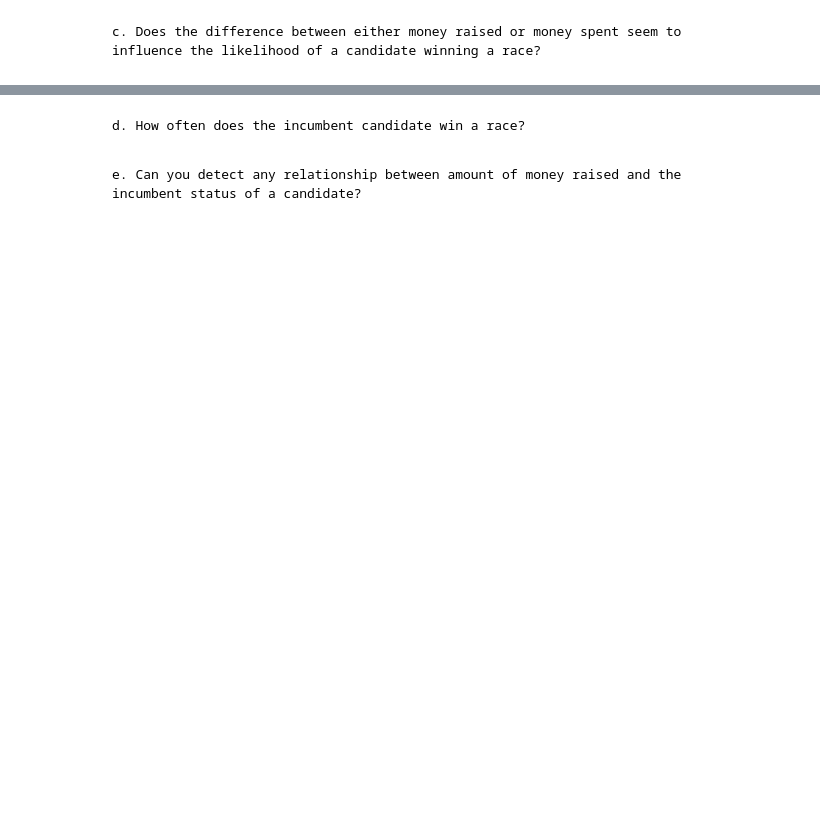
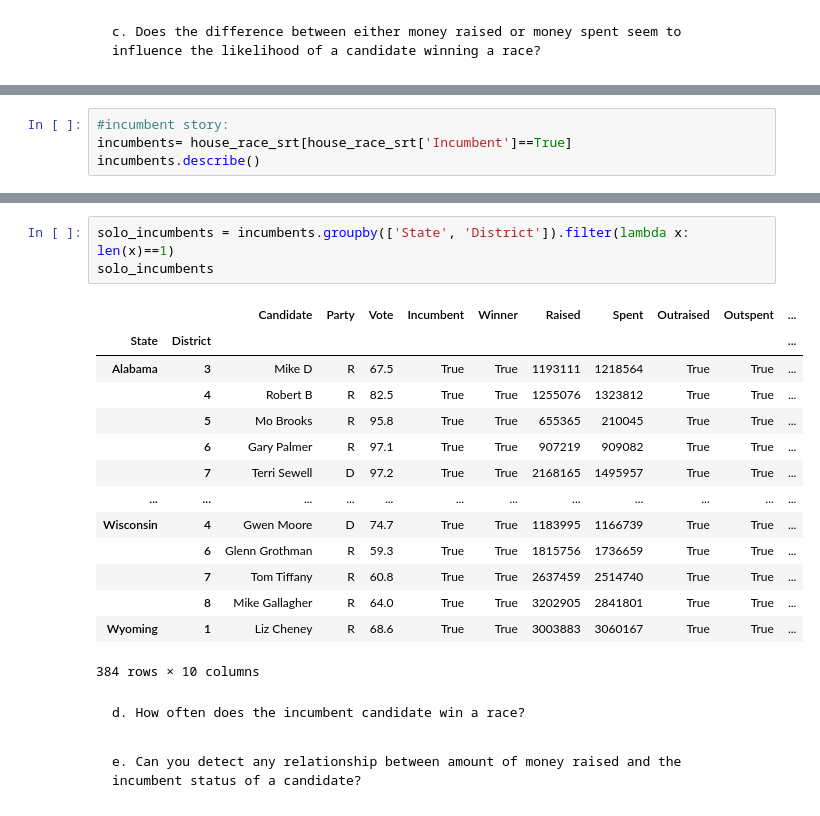
Before and after one commit to nss-data-science-cohort-7/webscraping-open-secrets-boo-tiful-minds, a Jupyter notebook: notebooks/RB_Open_Secrets_EDA.ipynb, the cells around one changed output, grey strips where cells are left out. Drawn from its saved outputs; the diff is of its cells as text; blank space fills up the shorter version.

```diff
--- a/notebooks/RB_Open_Secrets_EDA.ipynb
+++ b/notebooks/RB_Open_Secrets_EDA.ipynb
@@ -254,0 +379,4 @@ sns.boxplot(data=house_race_2020_clean,
+# %%
+#incumbent story:
+incumbents= house_race_srt[house_race_srt['Incumbent']==True]
+incumbents.describe()
@@ -255,3 +393,21 @@ sns.boxplot(data=house_race_2020_clean,
+# %%
+solo_incumbents = incumbents.groupby(['State', 'District']).filter(lambda x: len(x)==1)
+solo_incumbents
+# %% [output]
+|  |  | Candidate | Party | Vote | Incumbent | Winner | Raised | Spent | Outraised | Outspent | ... |
+| State | District |  |  |  |  |  |  |  |  |  | ... |
+| Alabama | 3 | Mike D | R | 67.5 | True | True | 1193111 | 1218564 | True | True | ... |
+|  | 4 | Robert B | R | 82.5 | True | True | 1255076 | 1323812 | True | True | ... |
+|  | 5 | Mo Brooks | R | 95.8 | True | True | 655365 | 210045 | True | True | ... |
+|  | 6 | Gary Palmer | R | 97.1 | True | True | 907219 | 909082 | True | True | ... |
+|  | 7 | Terri Sewell | D | 97.2 | True | True | 2168165 | 1495957 | True | True | ... |
+| ... | ... | ... | ... | ... | ... | ... | ... | ... | ... | ... | ... |
+| Wisconsin | 4 | Gwen Moore | D | 74.7 | True | True | 1183995 | 1166739 | True | True | ... |
+|  | 6 | Glenn Grothman | R | 59.3 | True | True | 1815756 | 1736659 | True | True | ... |
+|  | 7 | Tom Tiffany | R | 60.8 | True | True | 2637459 | 2514740 | True | True | ... |
+|  | 8 | Mike Gallagher | R | 64.0 | True | True | 3202905 | 2841801 | True | True | ... |
+| Wyoming | 1 | Liz Cheney | R | 68.6 | True | True | 3003883 | 3060167 | True | True | ... |
+384 rows × 10 columns
 # %% [markdown]
     d. How often does the incumbent candidate win a race?
 # %% [markdown]
```
Also changed, not shown: parts of 37 cells of this notebook.
